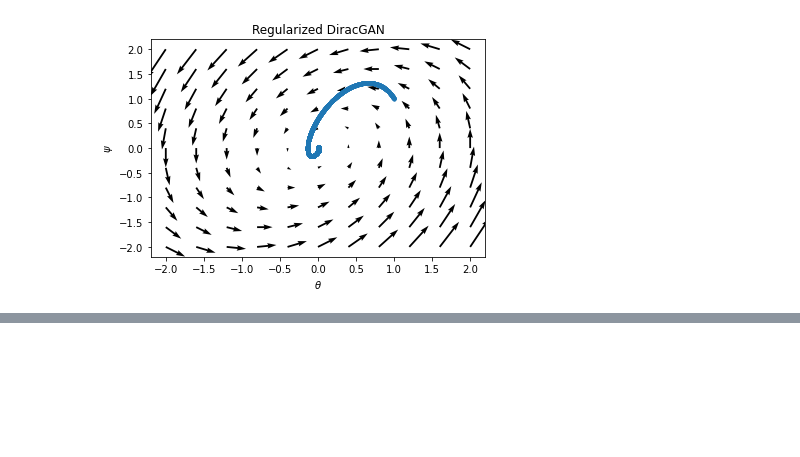
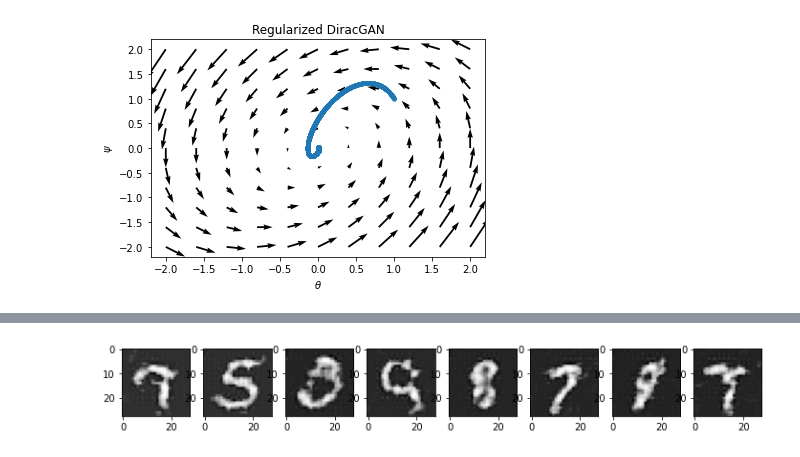
Before and after one commit to ilgabbio/meetup-generative-models, a Jupyter notebook: 09_WGAN.ipynb, the cells around one changed output, grey strips where cells are left out. Saved outputs shown, nothing was run; the diff lists cells and outputs as text; code cells hidden in the pictures; blank space fills up the shorter version.

```diff
--- a/09_WGAN.ipynb
+++ b/09_WGAN.ipynb
@@ -292,0 +326,20 @@ Circle distribution, discriminator gradient magnitudes near Nash equilibrium:
+# %%
+from WGAN import Critic, Generator
+from GAN import load_model
+
+generator, critic, fakes, losses = load_model(
+    'generated/ganr12/', Generator(), Critic())
+# %%
+import torch
+from matplotlib import pyplot as plt
+
+# Generating data:
+n = 8
+xfake = generator(torch.rand((n,16)))
+_, ax = plt.subplots(1, n, figsize=(12,4))
+with torch.no_grad():
+    for i in range(n):
+        img = xfake[i]
+        ax[i].imshow(img.permute(1,2,0), cmap='gray')
+# %% [output]
+[figure, added]
```
Also changed, not shown: parts of 9 cells of this notebook, 10 other files.
